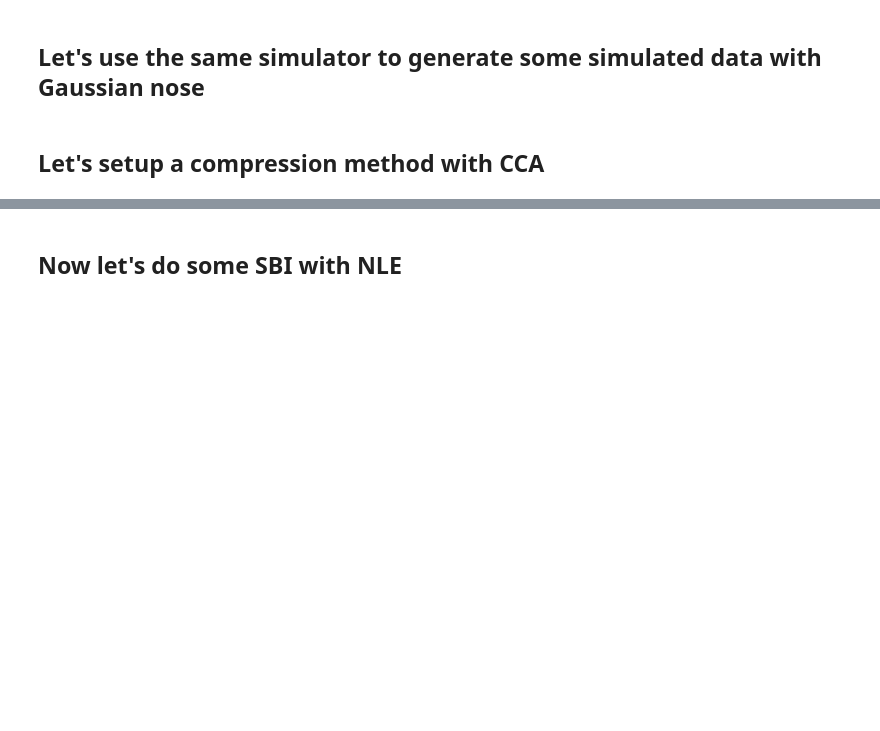
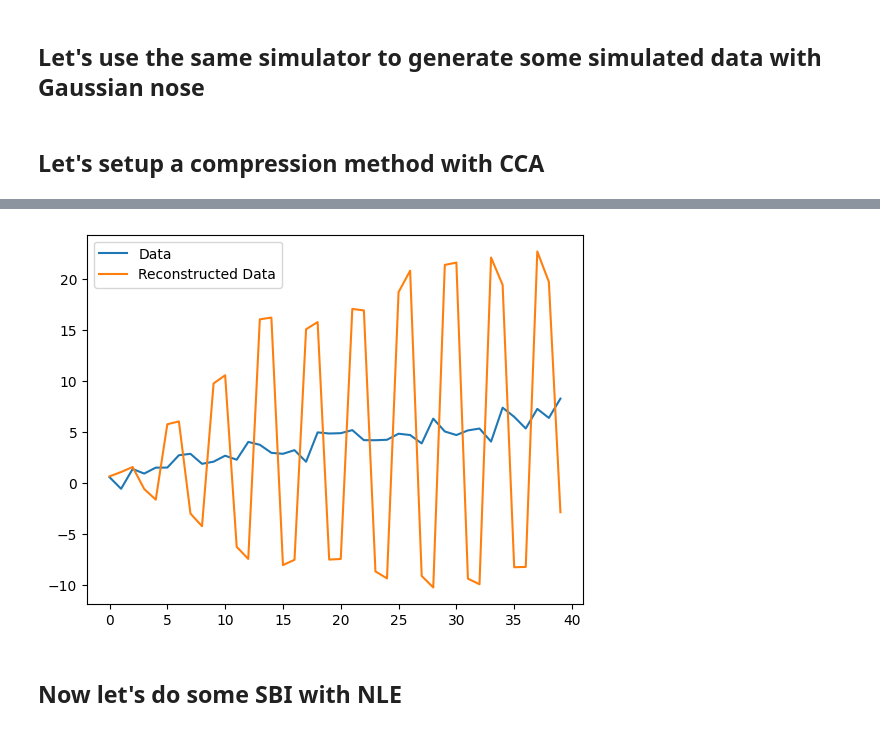
Before and after one commit to astro-informatics/sbi_tutorial, a Jupyter notebook: sbi+harmonic.ipynb, the cells around one changed output, grey strips where cells are left out. Drawn from its saved outputs; the diff is of its cells as text; code cells hidden in the pictures; blank space fills up the shorter version.

```diff
--- a/sbi+harmonic.ipynb
+++ b/sbi+harmonic.ipynb
@@ -269,3 +274,13 @@ evecs = evecs[:,::-1][:,:n_params]
+# %%
+compressed_test = data@evecs
+uncompressed_test = compressed_test@evecs.T
+# %%
+plt.plot(data, label="Data")
+plt.plot(uncompressed_test, label="Reconstructed Data")
+plt.legend()
+plt.show()
+# %% [output]
+[figure, added]
 # %% [markdown]
 ## Now let's do some SBI with NLE
 # %%
```
Also changed, not shown: parts of 1 cell of this notebook, 1 other file.
